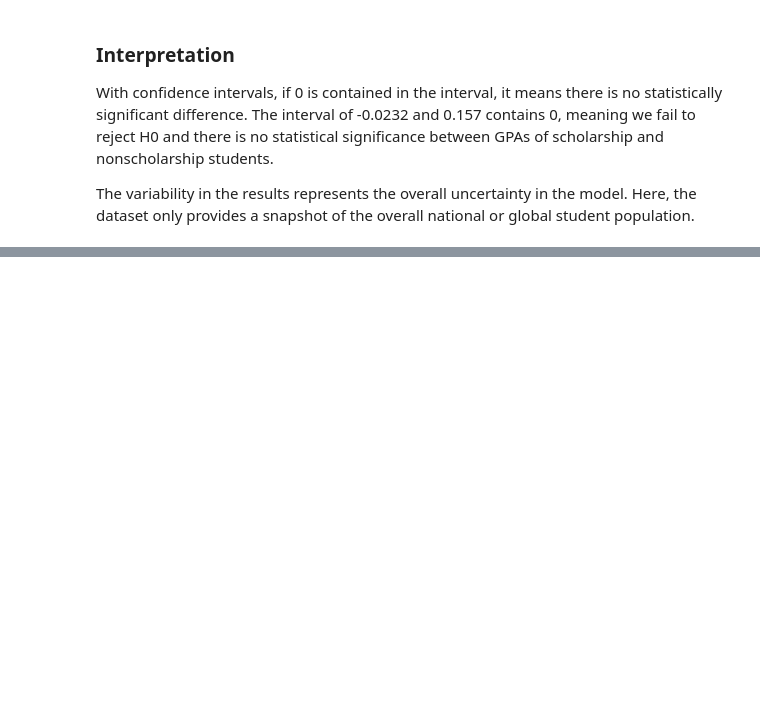
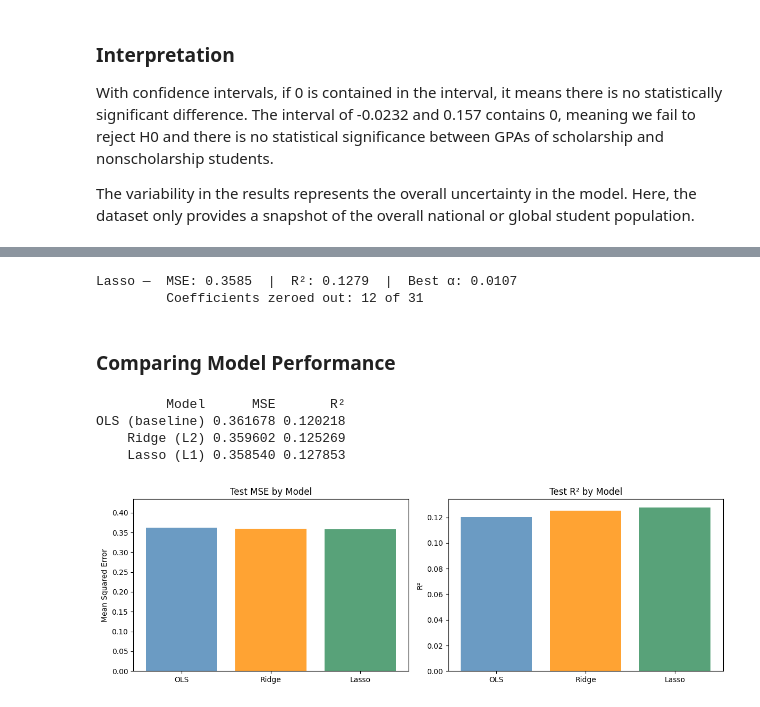
Before and after one commit to benberinsky/ds3026-final-project, a Jupyter notebook: final_project.ipynb, the cells around one changed output, grey strips where cells are left out. Saved outputs shown, nothing was run; the diff lists cells and outputs as text; code cells hidden in the pictures; blank space fills up the shorter version.

```diff
--- a/final_project.ipynb
+++ b/final_project.ipynb
@@ -665,0 +938,11 @@ The variability in the results represents the overall uncertainty in the model.
+# %%
+alphas = np.logspace(-3, 3, 100)
+
+ridge = RidgeCV(alphas=alphas, cv=5)
+ridge.fit(X_train_sc, y_train)
+y_pred_ridge = ridge.predict(X_test_sc)
+
+mse_ridge = mean_squared_error(y_test, y_pred_ridge)
+r2_ridge  = r2_score(y_test, y_pred_ridge)
+
+print(f"Ridge —  MSE: {mse_ridge:.4f}  |  R²: {r2_ridge:.4f}  |  Best α: {ridge.alpha_:.4f}")
@@ -665,0 +959,50 @@ The variability in the results represents the overall uncertainty in the model.
+# %%
+lasso = LassoCV(alphas=alphas, cv=5, max_iter=10000)
+lasso.fit(X_train_sc, y_train)
+y_pred_lasso = lasso.predict(X_test_sc)
+
+mse_lasso = mean_squared_error(y_test, y_pred_lasso)
+r2_lasso  = r2_score(y_test, y_pred_lasso)
+
+n_zero = np.sum(lasso.coef_ == 0)
+print(f"Lasso —  MSE: {mse_lasso:.4f}  |  R²: {r2_lasso:.4f}  |  Best α: {lasso.alpha_:.4f}")
+print(f"         Coefficients zeroed out: {n_zero} of {len(lasso.coef_)}")
+# %% [output]
+Lasso —  MSE: 0.3585  |  R²: 0.1279  |  Best α: 0.0107
+         Coefficients zeroed out: 12 of 31
+# %% [markdown]
+### Comparing Model Performance
+# %%
+results = pd.DataFrame({
+    'Model': ['OLS (baseline)', 'Ridge (L2)', 'Lasso (L1)'],
+    'MSE':   [mse_ols, mse_ridge, mse_lasso],
+    'R²':    [r2_ols,  r2_ridge,  r2_lasso]
+})
+print(results.to_string(index=False))
+# %% [output]
+         Model      MSE       R²
+OLS (baseline) 0.361678 0.120218
+    Ridge (L2) 0.359602 0.125269
+    Lasso (L1) 0.358540 0.127853
+# %%
+fig, axes = plt.subplots(1, 2, figsize=(12, 4))
+
+models = ['OLS', 'Ridge', 'Lasso']
+colors = ['steelblue', 'darkorange', 'seagreen']
+
+# MSE bar chart
+axes[0].bar(models, [mse_ols, mse_ridge, mse_lasso], color=colors, alpha=0.8)
+axes[0].set_title('Test MSE by Model')
+axes[0].set_ylabel('Mean Squared Error')
+axes[0].set_ylim(0, max(mse_ols, mse_ridge, mse_lasso) * 1.2)
+
+# R² bar chart
+axes[1].bar(models, [r2_ols, r2_ridge, r2_lasso], color=colors, alpha=0.8)
+axes[1].set_title('Test R² by Model')
+axes[1].set_ylabel('R²')
+
+plt.tight_layout()
+plt.savefig("./figures/regularization_model_comparison.png")
+plt.show()
+# %% [output]
+[figure, added]
```
Also changed, not shown: parts of 34 cells of this notebook, 4 other files.
